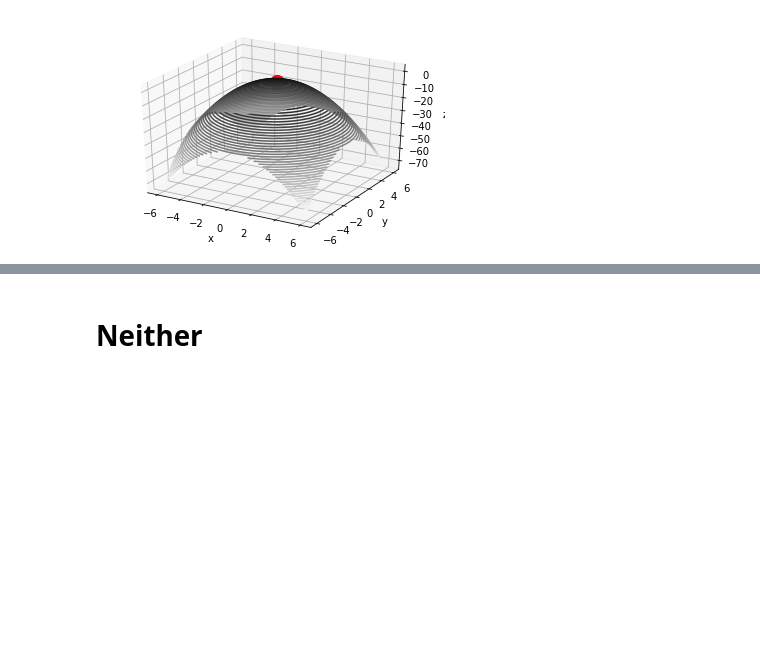
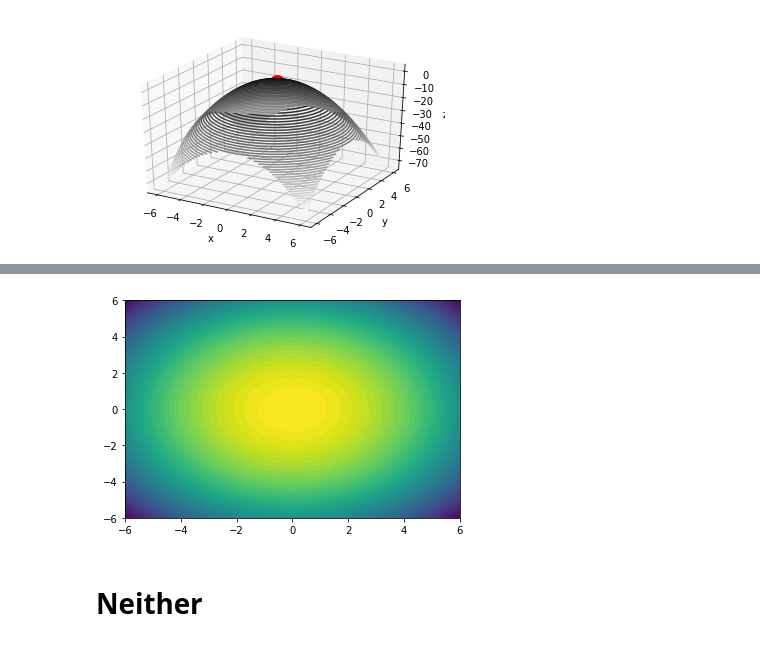
Before and after one commit to Michael-Siri/AI-CAP4630, a Jupyter notebook: HW_2/Homework2Question1.ipynb, the cells around one changed output, grey strips where cells are left out. Saved outputs shown, nothing was run; the diff lists cells and outputs as text; code cells hidden in the pictures; blank space fills up the shorter version.

```diff
--- a/HW_2/Homework2Question1.ipynb
+++ b/HW_2/Homework2Question1.ipynb
@@ -55,3 +83,9 @@ ax.scatter(xx[25], yy[25], alpha=1, color='r', s=200)
+# %%
+#Density Plot
+plt.contourf(XX,YY,ZZ,50)
+plt.show()
+# %% [output]
+[figure, added]
 # %% [markdown]
 # Neither
 # %%
```
Also changed, not shown: parts of 8 cells of this notebook.
